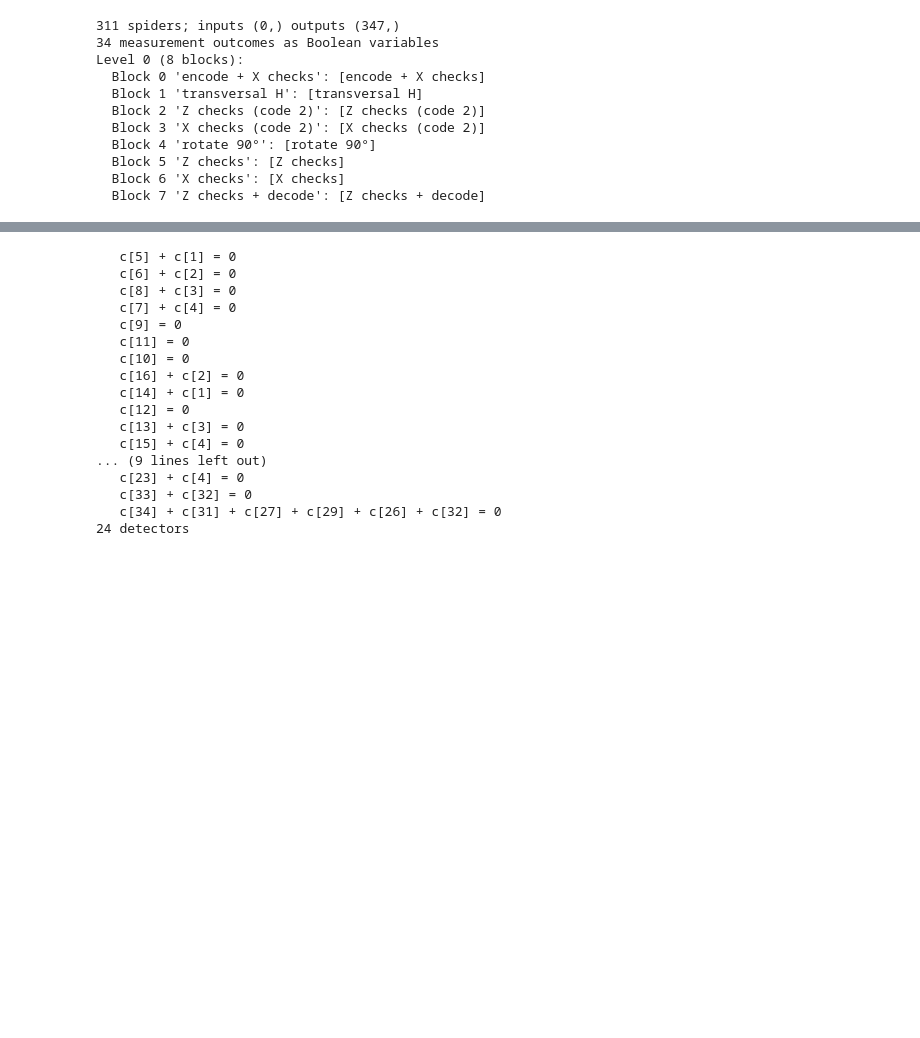
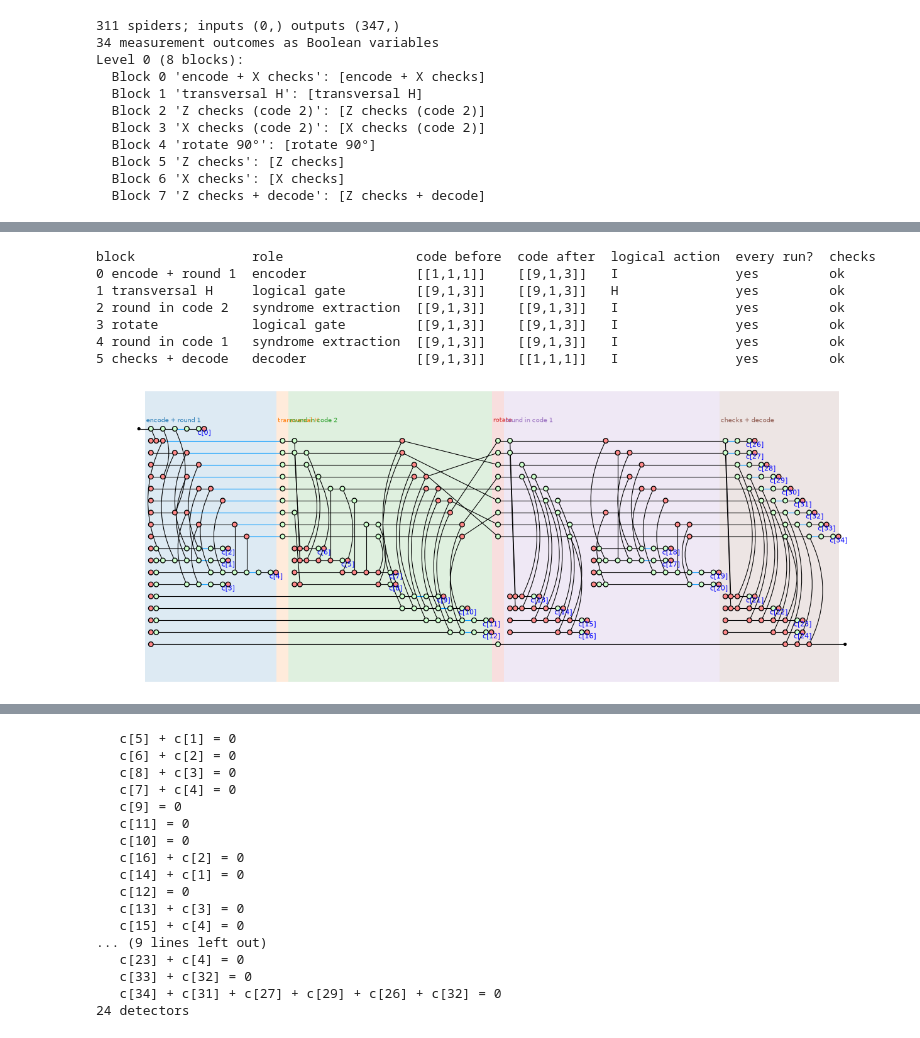
Before and after one commit to JennyLiu0716/SQZ, a Jupyter notebook: examples/FoldTransversalHadamard.ipynb, the cells around one changed output, grey strips where cells are left out. Drawn from its saved outputs; the diff is of its cells as text; code cells hidden in the pictures; blank space fills up the shorter version.

```diff
--- a/examples/FoldTransversalHadamard.ipynb
+++ b/examples/FoldTransversalHadamard.ipynb
@@ -88,0 +108,16 @@ draw_program_3d(p, level=0, figsize=(10, 9), show_phases=False, elev=18, azim=-5
+# %%
+groups = [(0, 0, 'encode + round 1', 'encoder'), (1, 1, 'transversal H', 'logical gate'),
+          (2, 3, 'round in code 2', 'syndrome extraction'), (4, 4, 'rotate', 'logical gate'),
+          (5, 6, 'round in code 1', 'syndrome extraction'), (7, 7, 'checks + decode', 'decoder')]
+blocks = p.group_stages(groups)
+print(p.summary(blocks).table())
+draw_program(p, level=blocks, show_time=False, labels=False, figsize=(16, 6))
+# %% [output]
+block               role                 code before  code after  logical action  every run?  checks
+0 encode + round 1  encoder              [[1,1,1]]    [[9,1,3]]   I               yes         ok
+1 transversal H     logical gate         [[9,1,3]]    [[9,1,3]]   H               yes         ok
+2 round in code 2   syndrome extraction  [[9,1,3]]    [[9,1,3]]   I               yes         ok
+3 rotate            logical gate         [[9,1,3]]    [[9,1,3]]   I               yes         ok
+4 round in code 1   syndrome extraction  [[9,1,3]]    [[9,1,3]]   I               yes         ok
+5 checks + decode   decoder              [[9,1,3]]    [[1,1,1]]   I               yes         ok
+[figure, added]
```
Also changed, not shown: parts of 37 cells of this notebook, 23 other files.
